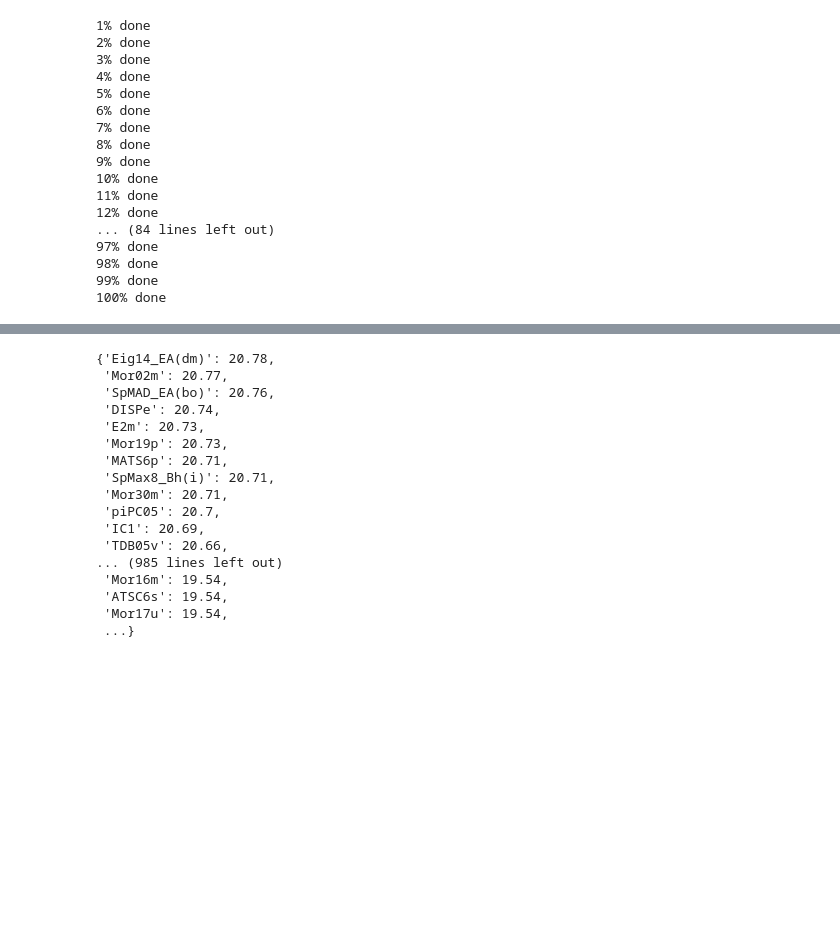
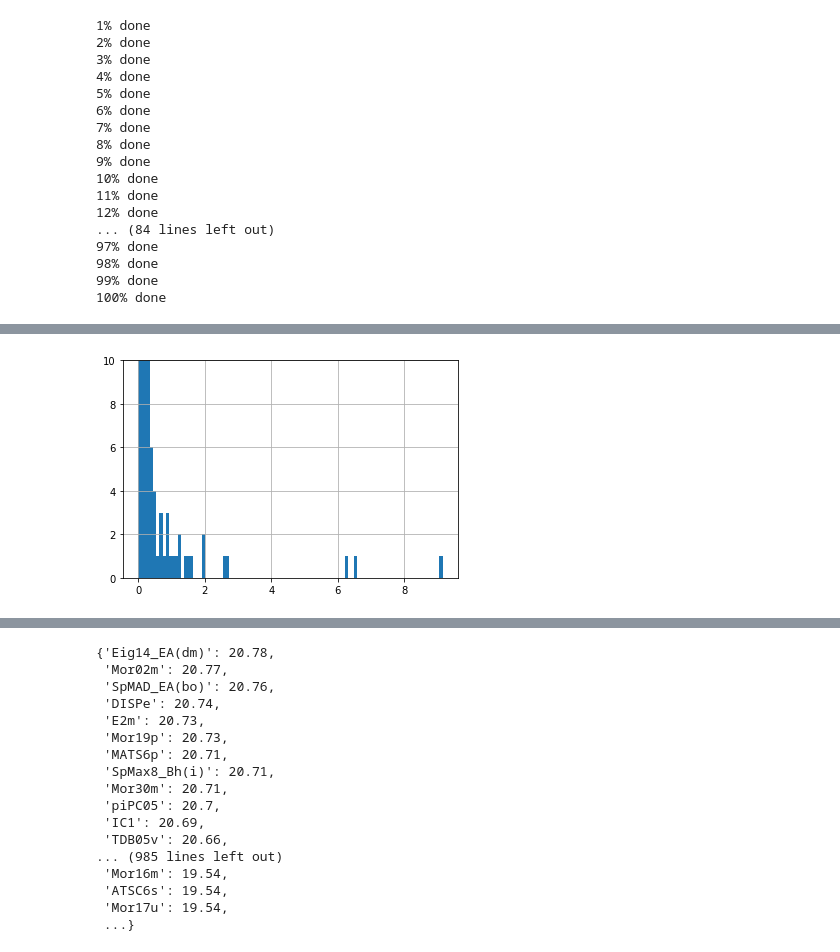
Before and after one commit to ElisabethJS/mg_corrosion, a Jupyter notebook: Code/Attribute importance analysis old.ipynb, the cells around one changed output, grey strips where cells are left out. Drawn from its saved outputs; the diff is of its cells as text; code cells hidden in the pictures; blank space fills up the shorter version.

```diff
--- a/Code/Attribute importance analysis.ipynb
+++ b/Code/Attribute importance analysis old.ipynb
@@ -72,0 +79,4 @@ for seed in seeds:
+# %%
+feat_imp_all_2 = pd.DataFrame(feat_importances_all_2)
+# %%
+feat_imp_all_2.columns = X_col_sorted_all_2[0]
@@ -72,0 +96,3 @@ for seed in seeds:
+# %%
+avgs = feat_imp_all_2.mean(axis=0)
+avgs
@@ -72,0 +112,2 @@ for seed in seeds:
+# %%
+s = avgs.sort_values(ascending=False)
@@ -72,0 +129,8 @@ for seed in seeds:
+# %%
+c=s*100
+fig, ax = plt.subplots()
+c.hist(ax=ax, bins=100)
+plt.ylim(top=10)
+plt.show()
+# %% [output]
+[figure, added]
```
Also changed, not shown: parts of 8 cells of this notebook, 7 other files.
